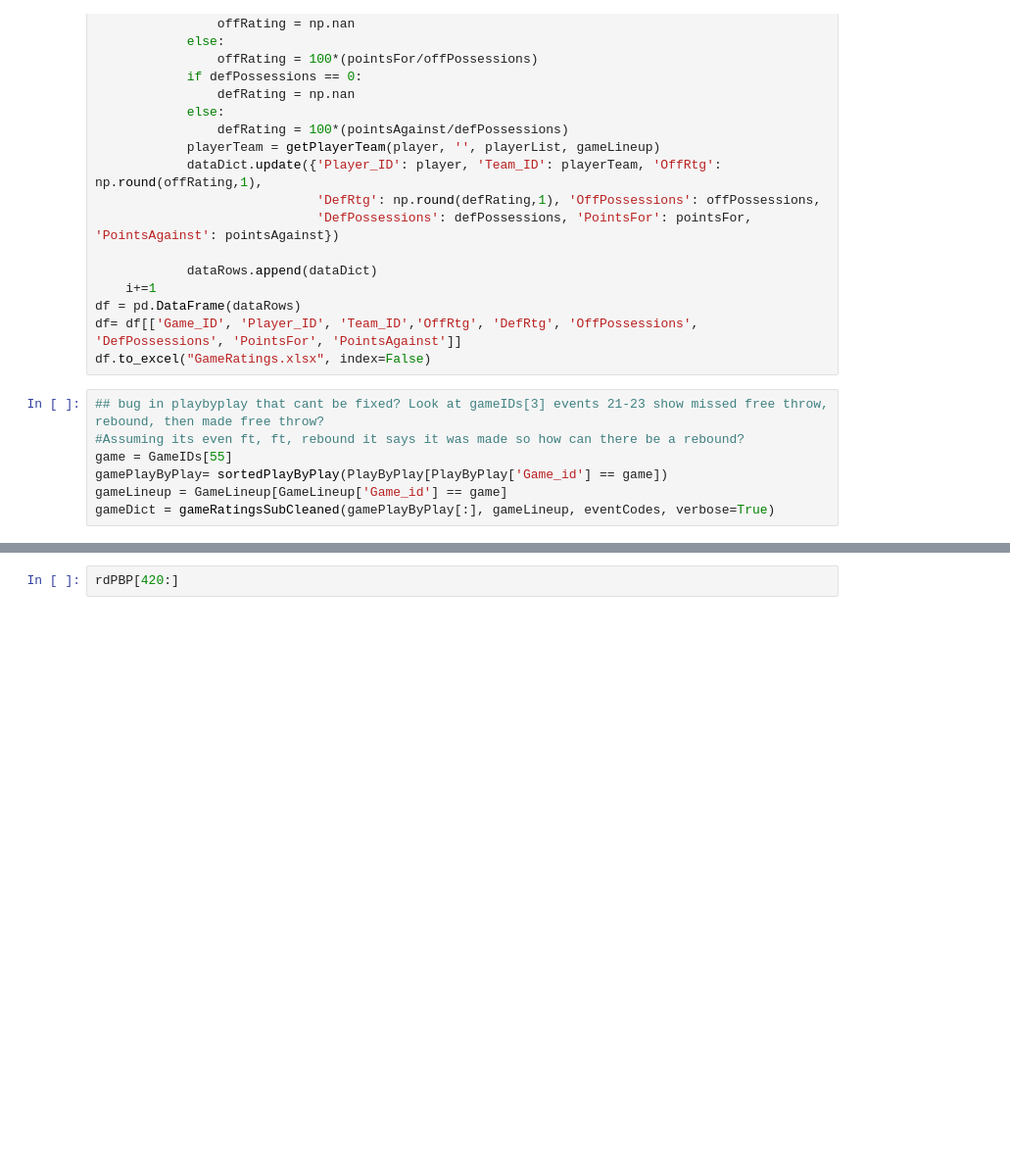
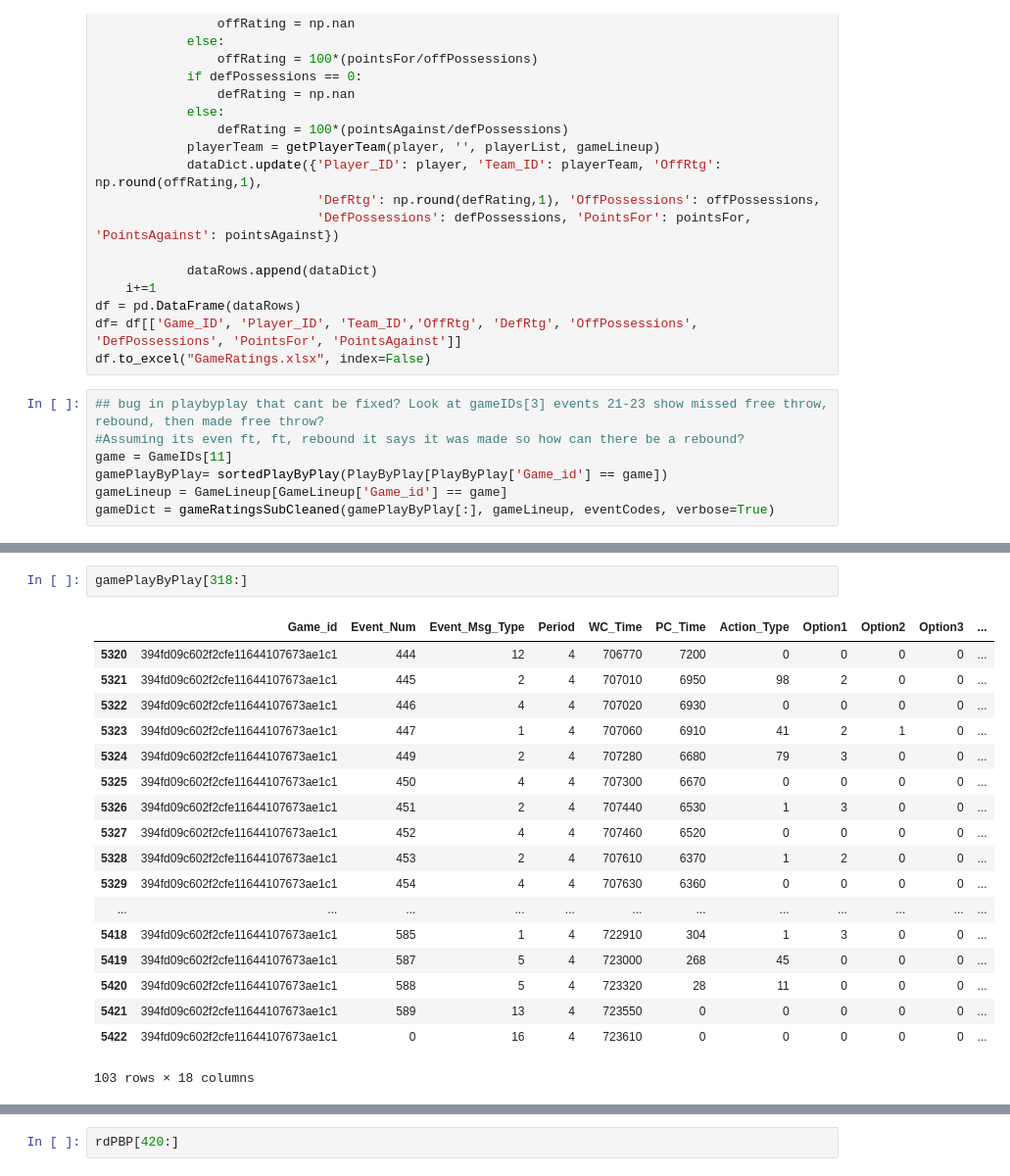
Before and after one commit to wpouse/NBA, a Jupyter notebook: Hackathon Prompt/NBARatingsScrubbed.ipynb, the cells around one changed output, grey strips where cells are left out. Shown at 98% size. Cells and saved outputs as stored; diff of their text form; blank space fills up the shorter version.

```diff
--- a/Hackathon Prompt/NBARatingsScrubbed.ipynb
+++ b/Hackathon Prompt/NBARatingsScrubbed.ipynb
@@ -764,7 +764,7 @@ df.to_excel("GameRatings.xlsx", index=False)
 # %%
 ## bug in playbyplay that cant be fixed? Look at gameIDs[3] events 21-23 show missed free throw, rebound, then made free throw?
 #Assuming its even ft, ft, rebound it says it was made so how can there be a rebound?
-game = GameIDs[55]
+game = GameIDs[11]
 gamePlayByPlay= sortedPlayByPlay(PlayByPlay[PlayByPlay['Game_id'] == game])
 gameLineup = GameLineup[GameLineup['Game_id'] == game]
 gameDict = gameRatingsSubCleaned(gamePlayByPlay[:], gameLineup, eventCodes, verbose=True)
@@ -834,0 +814,21 @@ rdPBP[235:356]
+# %%
+gamePlayByPlay[318:]
+# %% [output]
+|  | Game_id | Event_Num | Event_Msg_Type | Period | WC_Time | PC_Time | Action_Type | Option1 | Option2 | Option3 | ... |
+| 5320 | 394fd09c602f2cfe11644107673ae1c1 | 444 | 12 | 4 | 706770 | 7200 | 0 | 0 | 0 | 0 | ... |
+| 5321 | 394fd09c602f2cfe11644107673ae1c1 | 445 | 2 | 4 | 707010 | 6950 | 98 | 2 | 0 | 0 | ... |
+| 5322 | 394fd09c602f2cfe11644107673ae1c1 | 446 | 4 | 4 | 707020 | 6930 | 0 | 0 | 0 | 0 | ... |
+| 5323 | 394fd09c602f2cfe11644107673ae1c1 | 447 | 1 | 4 | 707060 | 6910 | 41 | 2 | 1 | 0 | ... |
+| 5324 | 394fd09c602f2cfe11644107673ae1c1 | 449 | 2 | 4 | 707280 | 6680 | 79 | 3 | 0 | 0 | ... |
+| 5325 | 394fd09c602f2cfe11644107673ae1c1 | 450 | 4 | 4 | 707300 | 6670 | 0 | 0 | 0 | 0 | ... |
+| 5326 | 394fd09c602f2cfe11644107673ae1c1 | 451 | 2 | 4 | 707440 | 6530 | 1 | 3 | 0 | 0 | ... |
+| 5327 | 394fd09c602f2cfe11644107673ae1c1 | 452 | 4 | 4 | 707460 | 6520 | 0 | 0 | 0 | 0 | ... |
+| 5328 | 394fd09c602f2cfe11644107673ae1c1 | 453 | 2 | 4 | 707610 | 6370 | 1 | 2 | 0 | 0 | ... |
+| 5329 | 394fd09c602f2cfe11644107673ae1c1 | 454 | 4 | 4 | 707630 | 6360 | 0 | 0 | 0 | 0 | ... |
+| ... | ... | ... | ... | ... | ... | ... | ... | ... | ... | ... | ... |
+| 5418 | 394fd09c602f2cfe11644107673ae1c1 | 585 | 1 | 4 | 722910 | 304 | 1 | 3 | 0 | 0 | ... |
+| 5419 | 394fd09c602f2cfe11644107673ae1c1 | 587 | 5 | 4 | 723000 | 268 | 45 | 0 | 0 | 0 | ... |
+| 5420 | 394fd09c602f2cfe11644107673ae1c1 | 588 | 5 | 4 | 723320 | 28 | 11 | 0 | 0 | 0 | ... |
+| 5421 | 394fd09c602f2cfe11644107673ae1c1 | 589 | 13 | 4 | 723550 | 0 | 0 | 0 | 0 | 0 | ... |
+| 5422 | 394fd09c602f2cfe11644107673ae1c1 | 0 | 16 | 4 | 723610 | 0 | 0 | 0 | 0 | 0 | ... |
+103 rows × 18 columns
```
Also changed, not shown: parts of 9 cells of this notebook, 1 other file.
